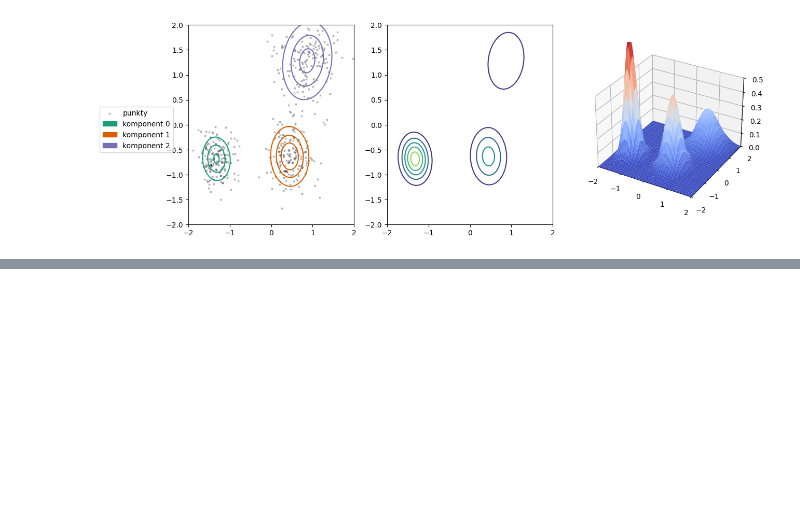
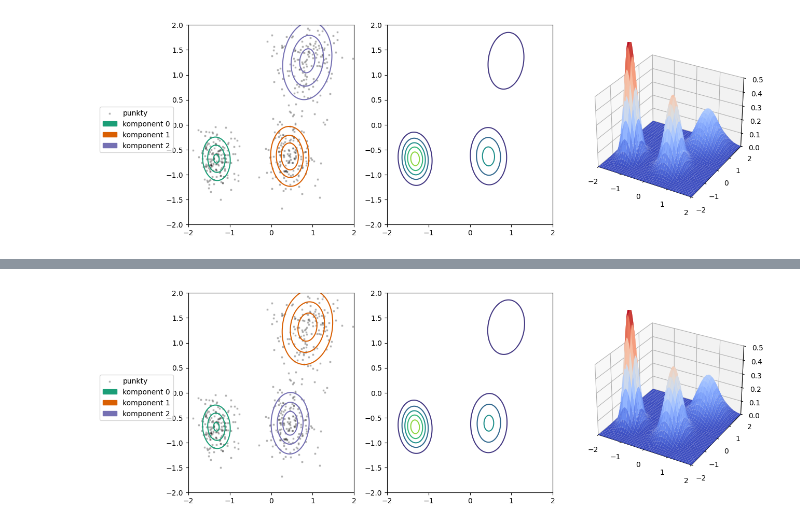
Before and after one commit to jakub-karwowski/representation_clustering, a Jupyter notebook: notebooks/gmm_test.ipynb, the cells around one changed output, grey strips where cells are left out. Drawn from its saved outputs; the diff is of its cells as text; code cells hidden in the pictures; blank space fills up the shorter version.

```diff
--- a/notebooks/gmm_test.ipynb
+++ b/notebooks/gmm_test.ipynb
@@ -163,3 +164,5 @@ visualize(
 plt.show()
 # %% [output]
 [figure]
+# %%
+trainer = get_gmm_trainer('test_gmm', 50, patience=1)
@@ -165,0 +174,4 @@ plt.show()
+# %%
+model = GaussianMixtureModel(3, 2)
+
+trainer.fit(model, datamodule=datamodule)
@@ -166,3 +203,19 @@ plt.show()
+# %%
+visualize(
+    points=toy_data.numpy(),
+    gaussians=[
+        (mu, sigma, pi)
+        for mu, sigma, pi
+        in zip(
+            model.means.data.numpy(),
+            model.covariances.data.numpy(),
+            model.mixing_coefs.data.numpy(),
+        )
+    ],
+)
+plt.show()
+# %% [output]
+[figure, added]
 # %%
 %load_ext tensorboard
 %tensorboard --logdir ../data/gmm-logs/ --port 6006
```
Also changed, not shown: parts of 4 cells of this notebook, 20 other files.
